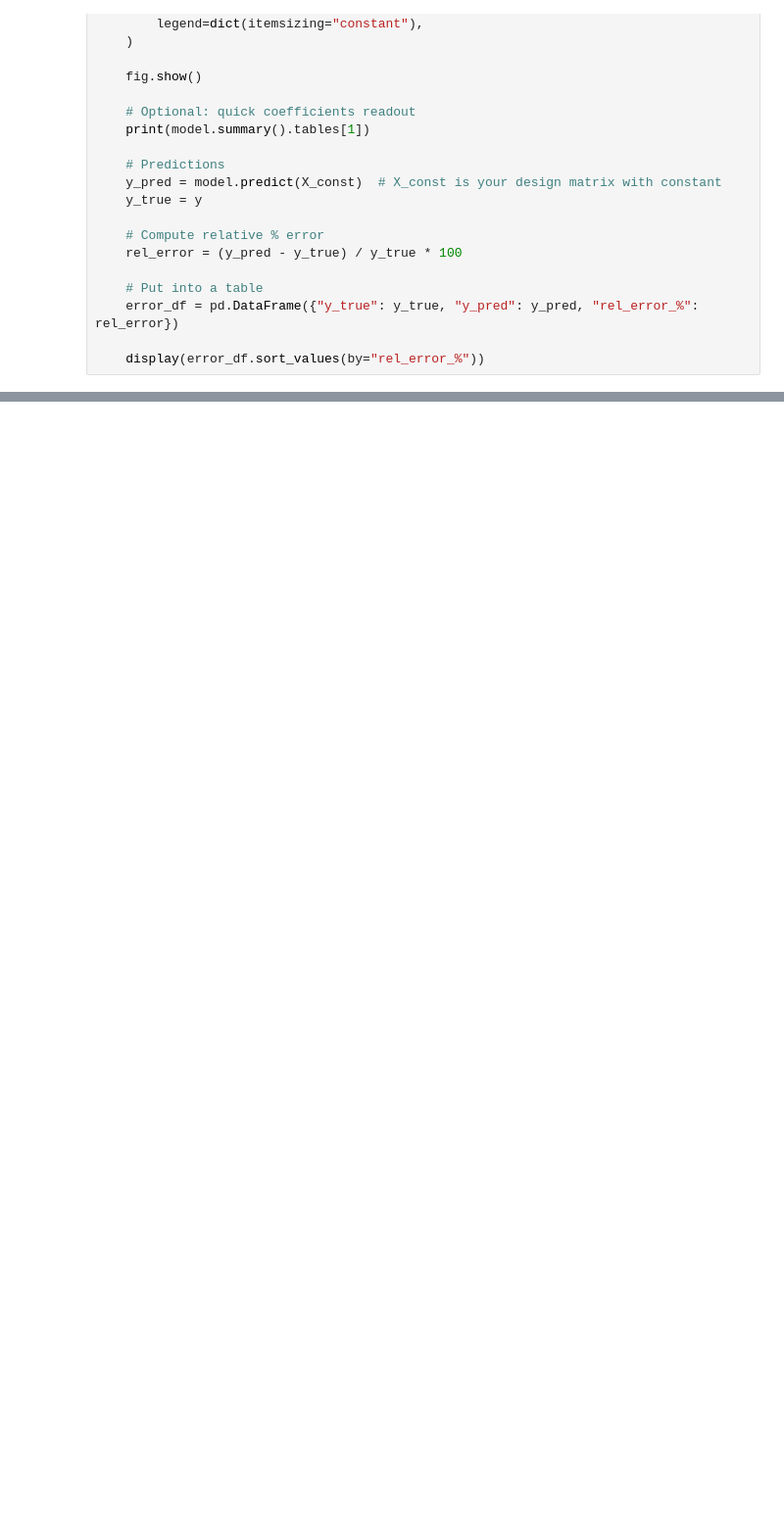
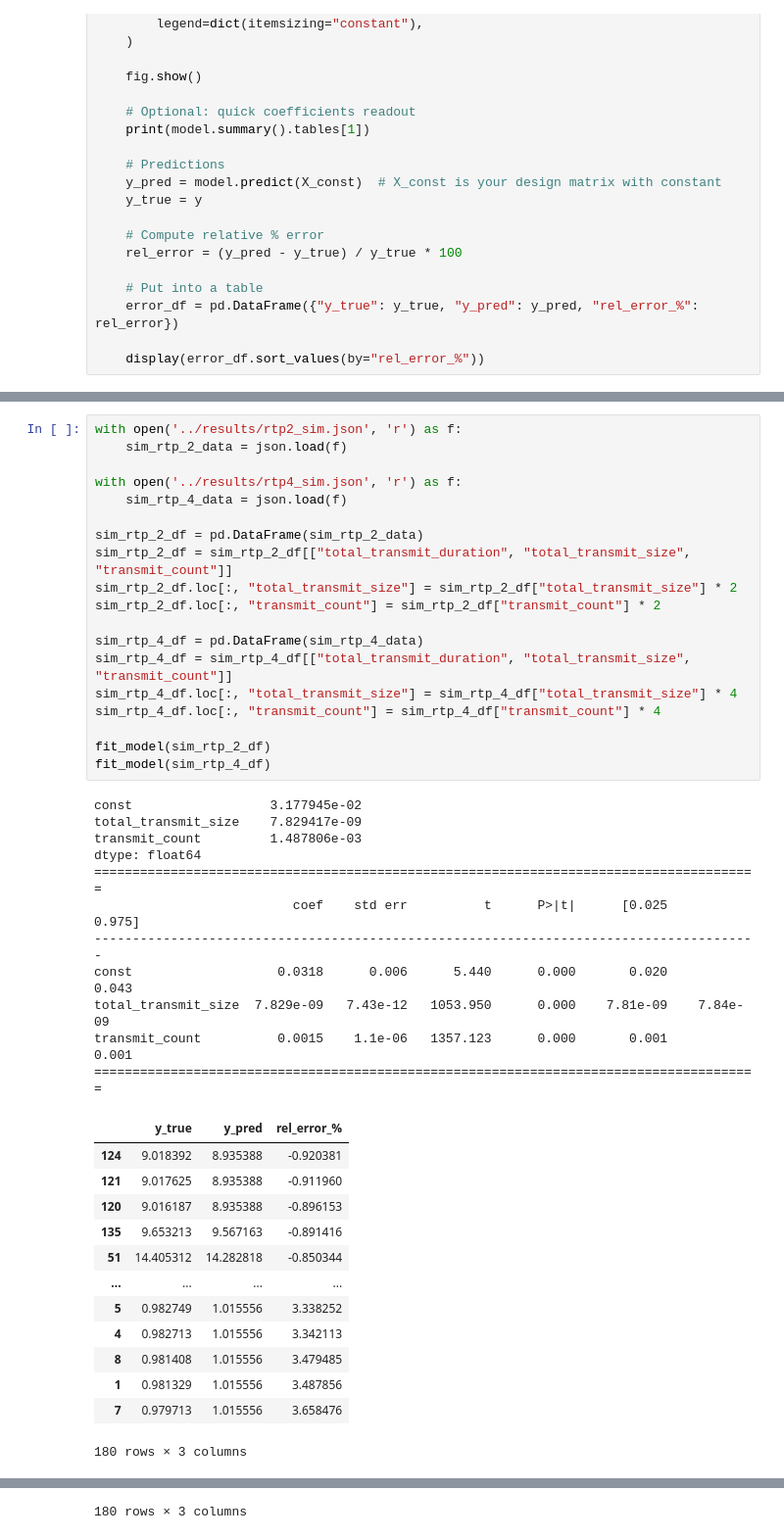
Before and after one commit to Dogacel/Uniference, a Jupyter notebook: notebooks/network_viz.ipynb, the cells around one changed output, grey strips where cells are left out. Shown at 98% size. Cells and saved outputs as stored; diff of their text form; blank space fills up the shorter version.

```diff
--- a/notebooks/network_viz.ipynb
+++ b/notebooks/network_viz.ipynb
@@ -895 +628,45 @@ transmit_count          0.0006   1.88e-06    296.602      0.000       0.001
 180 rows × 3 columns
+# %%
+with open('../results/rtp2_sim.json', 'r') as f:
+    sim_rtp_2_data = json.load(f)
+
+with open('../results/rtp4_sim.json', 'r') as f:
+    sim_rtp_4_data = json.load(f)
+
+sim_rtp_2_df = pd.DataFrame(sim_rtp_2_data)
+sim_rtp_2_df = sim_rtp_2_df[["total_transmit_duration", "total_transmit_size", "transmit_count"]]
+sim_rtp_2_df.loc[:, "total_transmit_size"] = sim_rtp_2_df["total_transmit_size"] * 2
+sim_rtp_2_df.loc[:, "transmit_count"] = sim_rtp_2_df["transmit_count"] * 2
+
+sim_rtp_4_df = pd.DataFrame(sim_rtp_4_data)
+sim_rtp_4_df = sim_rtp_4_df[["total_transmit_duration", "total_transmit_size", "transmit_count"]]
+sim_rtp_4_df.loc[:, "total_transmit_size"] = sim_rtp_4_df["total_transmit_size"] * 4
+sim_rtp_4_df.loc[:, "transmit_count"] = sim_rtp_4_df["transmit_count"] * 4
+
+fit_model(sim_rtp_2_df)
+fit_model(sim_rtp_4_df)
+# %% [output]
+const                  3.177945e-02
+total_transmit_size    7.829417e-09
+transmit_count         1.487806e-03
+dtype: float64
+=======================================================================================
+                          coef    std err          t      P>|t|      [0.025      0.975]
+---------------------------------------------------------------------------------------
+const                   0.0318      0.006      5.440      0.000       0.020       0.043
+total_transmit_size  7.829e-09   7.43e-12   1053.950      0.000    7.81e-09    7.84e-09
+transmit_count          0.0015    1.1e-06   1357.123      0.000       0.001       0.001
+=======================================================================================
+|  | y_true | y_pred | rel_error_% |
+| 124 | 9.018392 | 8.935388 | -0.920381 |
+| 121 | 9.017625 | 8.935388 | -0.911960 |
+| 120 | 9.016187 | 8.935388 | -0.896153 |
+| 135 | 9.653213 | 9.567163 | -0.891416 |
+| 51 | 14.405312 | 14.282818 | -0.850344 |
+| ... | ... | ... | ... |
+| 5 | 0.982749 | 1.015556 | 3.338252 |
+| 4 | 0.982713 | 1.015556 | 3.342113 |
+| 8 | 0.981408 | 1.015556 | 3.479485 |
+| 1 | 0.981329 | 1.015556 | 3.487856 |
+| 7 | 0.979713 | 1.015556 | 3.658476 |
+180 rows × 3 columns
@@ -895,0 +696 @@ transmit_count          0.0006   1.88e-06    296.602      0.000       0.001
+180 rows × 3 columns
```
Also changed, not shown: parts of 14 cells of this notebook, 4 other files.
